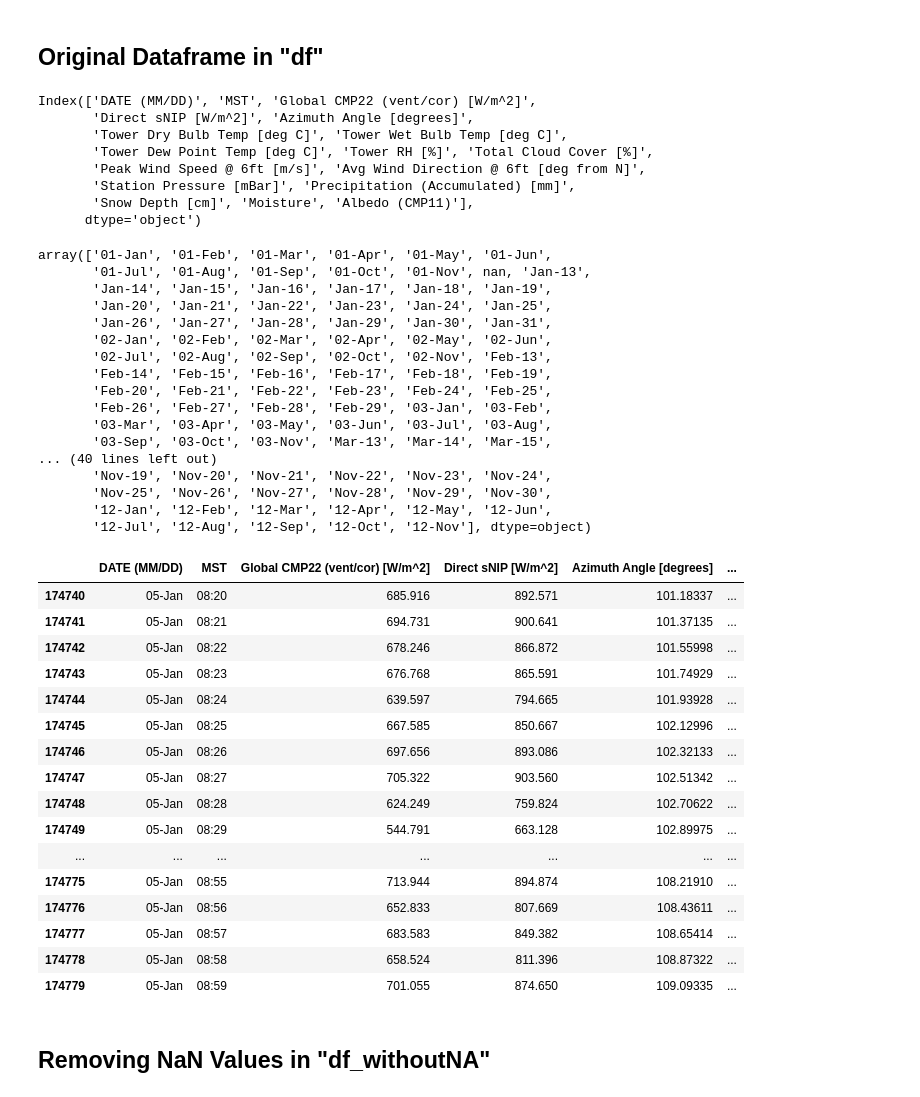
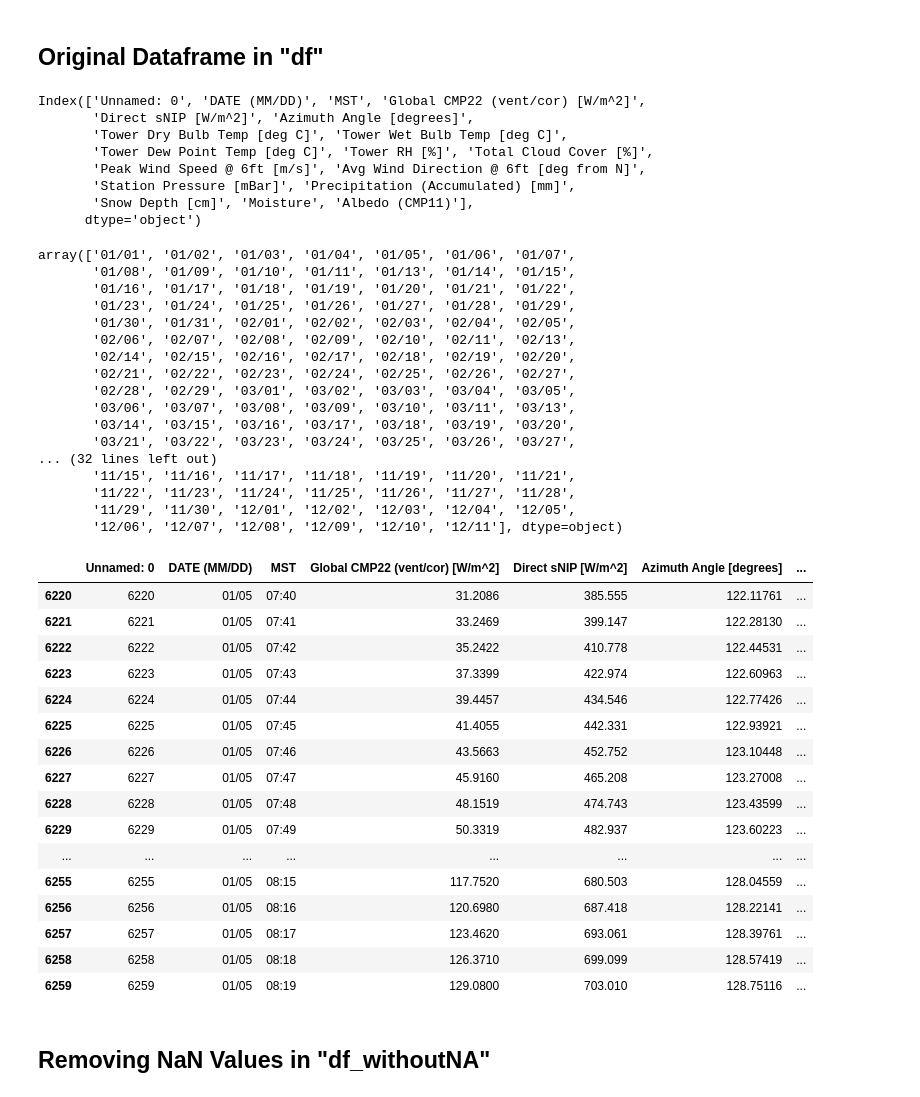
Before and after one commit to lordaarush/Cloud-Cover-Detection, a Jupyter notebook: clouds-movement-prediction.ipynb, the cells around one changed output. Drawn from its saved outputs; the diff is of its cells as text; code cells hidden in the pictures.

Commit message:
Kaggle Notebook | Clouds Movement Prediction | Version 5

```diff
--- a/clouds-movement-prediction.ipynb
+++ b/clouds-movement-prediction.ipynb
@@ -391,11 +401,11 @@ print(PWD)
 # %% [markdown]
 ## Original Dataframe in "df"
 # %%
-df = pd.read_csv(os.path.join(PWD,'/kaggle/input/cloud-images-19510/train.csv' ))
+df = pd.read_csv(os.path.join(PWD,'/kaggle/input/cloud-images-19510/train_shell_remake.csv' ))
 # %%
 df.columns
 # %% [output]
-Index(['DATE (MM/DD)', 'MST', 'Global CMP22 (vent/cor) [W/m^2]',
+Index(['Unnamed: 0', 'DATE (MM/DD)', 'MST', 'Global CMP22 (vent/cor) [W/m^2]',
        'Direct sNIP [W/m^2]', 'Azimuth Angle [degrees]',
        'Tower Dry Bulb Temp [deg C]', 'Tower Wet Bulb Temp [deg C]',
        'Tower Dew Point Temp [deg C]', 'Tower RH [%]', 'Total Cloud Cover [%]',
@@ -406,43 +416,43 @@ Index(['DATE (MM/DD)', 'MST', 'Global CMP22 (vent/cor) [W/m^2]',
 # %%
 df['DATE (MM/DD)'].unique()
 # %% [output]
-array(['01-Jan', '01-Feb', '01-Mar', '01-Apr', '01-May', '01-Jun',
-       '01-Jul', '01-Aug', '01-Sep', '01-Oct', '01-Nov', nan, 'Jan-13',
-       'Jan-14', 'Jan-15', 'Jan-16', 'Jan-17', 'Jan-18', 'Jan-19',
-       'Jan-20', 'Jan-21', 'Jan-22', 'Jan-23', 'Jan-24', 'Jan-25',
-       'Jan-26', 'Jan-27', 'Jan-28', 'Jan-29', 'Jan-30', 'Jan-31',
-       '02-Jan', '02-Feb', '02-Mar', '02-Apr', '02-May', '02-Jun',
-       '02-Jul', '02-Aug', '02-Sep', '02-Oct', '02-Nov', 'Feb-13',
-       'Feb-14', 'Feb-15', 'Feb-16', 'Feb-17', 'Feb-18', 'Feb-19',
-       'Feb-20', 'Feb-21', 'Feb-22', 'Feb-23', 'Feb-24', 'Feb-25',
-       'Feb-26', 'Feb-27', 'Feb-28', 'Feb-29', '03-Jan', '03-Feb',
-       '03-Mar', '03-Apr', '03-May', '03-Jun', '03-Jul', '03-Aug',
-       '03-Sep', '03-Oct', '03-Nov', 'Mar-13', 'Mar-14', 'Mar-15',
-... (40 lines left out)
-       'Nov-19', 'Nov-20', 'Nov-21', 'Nov-22', 'Nov-23', 'Nov-24',
-       'Nov-25', 'Nov-26', 'Nov-27', 'Nov-28', 'Nov-29', 'Nov-30',
-       '12-Jan', '12-Feb', '12-Mar', '12-Apr', '12-May', '12-Jun',
-       '12-Jul', '12-Aug', '12-Sep', '12-Oct', '12-Nov'], dtype=object)
+array(['01/01', '01/02', '01/03', '01/04', '01/05', '01/06', '01/07',
+       '01/08', '01/09', '01/10', '01/11', '01/13', '01/14', '01/15',
+       '01/16', '01/17', '01/18', '01/19', '01/20', '01/21', '01/22',
+       '01/23', '01/24', '01/25', '01/26', '01/27', '01/28', '01/29',
+       '01/30', '01/31', '02/01', '02/02', '02/03', '02/04', '02/05',
+       '02/06', '02/07', '02/08', '02/09', '02/10', '02/11', '02/13',
+       '02/14', '02/15', '02/16', '02/17', '02/18', '02/19', '02/20',
+       '02/21', '02/22', '02/23', '02/24', '02/25', '02/26', '02/27',
+       '02/28', '02/29', '03/01', '03/02', '03/03', '03/04', '03/05',
+       '03/06', '03/07', '03/08', '03/09', '03/10', '03/11', '03/13',
+       '03/14', '03/15', '03/16', '03/17', '03/18', '03/19', '03/20',
+       '03/21', '03/22', '03/23', '03/24', '03/25', '03/26', '03/27',
+... (32 lines left out)
+       '11/15', '11/16', '11/17', '11/18', '11/19', '11/20', '11/21',
+       '11/22', '11/23', '11/24', '11/25', '11/26', '11/27', '11/28',
+       '11/29', '11/30', '12/01', '12/02', '12/03', '12/04', '12/05',
+       '12/06', '12/07', '12/08', '12/09', '12/10', '12/11'], dtype=object)
 # %%
-df[(df['DATE (MM/DD)'] == '05-Jan') & (df['MST'] >= '07:40')][40:80]
+df[(df['DATE (MM/DD)'] == '01/05') & (df['MST'] >= '07:40')][0:40]
 # %% [output]
-|  | DATE (MM/DD) | MST | Global CMP22 (vent/cor) [W/m^2] | Direct sNIP [W/m^2] | Azimuth Angle [degrees] | ... |
-| 174740 | 05-Jan | 08:20 | 685.916 | 892.571 | 101.18337 | ... |
-| 174741 | 05-Jan | 08:21 | 694.731 | 900.641 | 101.37135 | ... |
-| 174742 | 05-Jan | 08:22 | 678.246 | 866.872 | 101.55998 | ... |
-| 174743 | 05-Jan | 08:23 | 676.768 | 865.591 | 101.74929 | ... |
-| 174744 | 05-Jan | 08:24 | 639.597 | 794.665 | 101.93928 | ... |
-| 174745 | 05-Jan | 08:25 | 667.585 | 850.667 | 102.12996 | ... |
-| 174746 | 05-Jan | 08:26 | 697.656 | 893.086 | 102.32133 | ... |
-| 174747 | 05-Jan | 08:27 | 705.322 | 903.560 | 102.51342 | ... |
-| 174748 | 05-Jan | 08:28 | 624.249 | 759.824 | 102.70622 | ... |
-| 174749 | 05-Jan | 08:29 | 544.791 | 663.128 | 102.89975 | ... |
-| ... | ... | ... | ... | ... | ... | ... |
-| 174775 | 05-Jan | 08:55 | 713.944 | 894.874 | 108.21910 | ... |
-| 174776 | 05-Jan | 08:56 | 652.833 | 807.669 | 108.43611 | ... |
-| 174777 | 05-Jan | 08:57 | 683.583 | 849.382 | 108.65414 | ... |
-| 174778 | 05-Jan | 08:58 | 658.524 | 811.396 | 108.87322 | ... |
-| 174779 | 05-Jan | 08:59 | 701.055 | 874.650 | 109.09335 | ... |
+|  | Unnamed: 0 | DATE (MM/DD) | MST | Global CMP22 (vent/cor) [W/m^2] | Direct sNIP [W/m^2] | Azimuth Angle [degrees] | ... |
+| 6220 | 6220 | 01/05 | 07:40 | 31.2086 | 385.555 | 122.11761 | ... |
+| 6221 | 6221 | 01/05 | 07:41 | 33.2469 | 399.147 | 122.28130 | ... |
+| 6222 | 6222 | 01/05 | 07:42 | 35.2422 | 410.778 | 122.44531 | ... |
+| 6223 | 6223 | 01/05 | 07:43 | 37.3399 | 422.974 | 122.60963 | ... |
+| 6224 | 6224 | 01/05 | 07:44 | 39.4457 | 434.546 | 122.77426 | ... |
+| 6225 | 6225 | 01/05 | 07:45 | 41.4055 | 442.331 | 122.93921 | ... |
+| 6226 | 6226 | 01/05 | 07:46 | 43.5663 | 452.752 | 123.10448 | ... |
+| 6227 | 6227 | 01/05 | 07:47 | 45.9160 | 465.208 | 123.27008 | ... |
+| 6228 | 6228 | 01/05 | 07:48 | 48.1519 | 474.743 | 123.43599 | ... |
+| 6229 | 6229 | 01/05 | 07:49 | 50.3319 | 482.937 | 123.60223 | ... |
+| ... | ... | ... | ... | ... | ... | ... | ... |
+| 6255 | 6255 | 01/05 | 08:15 | 117.7520 | 680.503 | 128.04559 | ... |
+| 6256 | 6256 | 01/05 | 08:16 | 120.6980 | 687.418 | 128.22141 | ... |
+| 6257 | 6257 | 01/05 | 08:17 | 123.4620 | 693.061 | 128.39761 | ... |
+| 6258 | 6258 | 01/05 | 08:18 | 126.3710 | 699.099 | 128.57419 | ... |
+| 6259 | 6259 | 01/05 | 08:19 | 129.0800 | 703.010 | 128.75116 | ... |
 # %% [markdown]
 ## Removing NaN Values in "df_withoutNA"
 # %%
```
Also changed, not shown: parts of 131 cells of this notebook.
